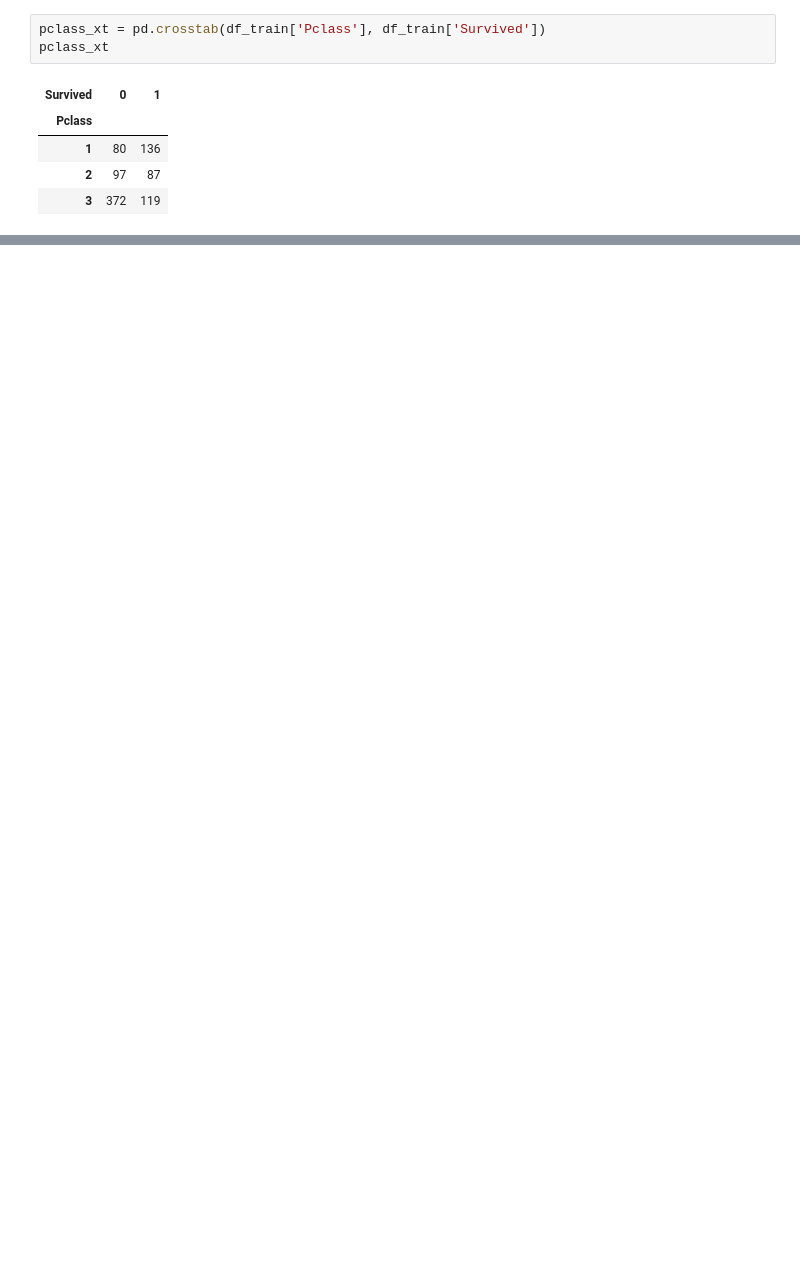
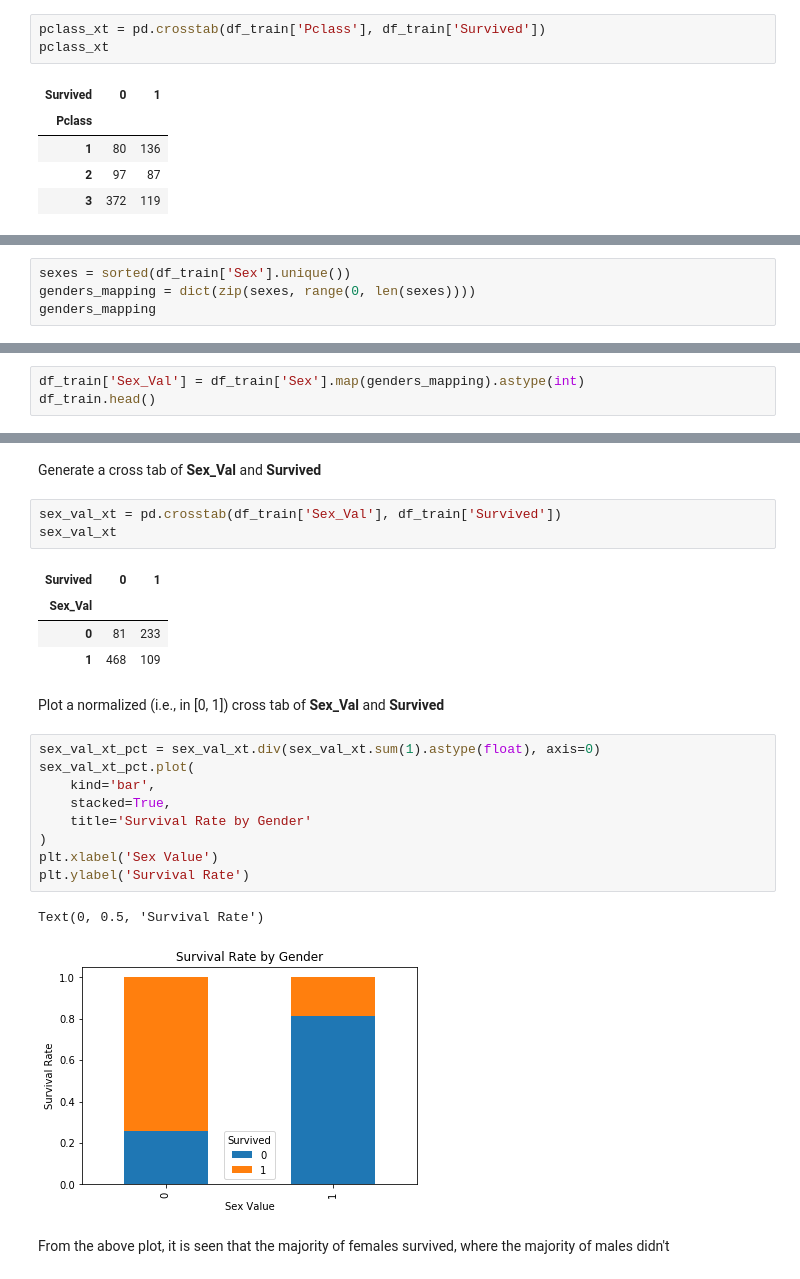
Before and after one commit to MhmdRyhn/kaggle_challenges, a Jupyter notebook: titanic/anlysis/explore.ipynb, the cells around one changed output, grey strips where cells are left out. Saved outputs shown, nothing was run; the diff lists cells and outputs as text; blank space fills up the shorter version.

```diff
--- a/titanic/anlysis/explore.ipynb
+++ b/titanic/anlysis/explore.ipynb
@@ -143,0 +161,4 @@ pclass_xt
+# %%
+sexes = sorted(df_train['Sex'].unique())
+genders_mapping = dict(zip(sexes, range(0, len(sexes))))
+genders_mapping
@@ -143,0 +169,3 @@ pclass_xt
+# %%
+df_train['Sex_Val'] = df_train['Sex'].map(genders_mapping).astype(int)
+df_train.head()
@@ -143,0 +179,27 @@ pclass_xt
+# %% [markdown]
+Generate a cross tab of **Sex_Val** and **Survived**
+# %%
+sex_val_xt = pd.crosstab(df_train['Sex_Val'], df_train['Survived'])
+sex_val_xt
+# %% [output]
+| Survived | 0 | 1 |
+| Sex_Val |  |  |
+| 0 | 81 | 233 |
+| 1 | 468 | 109 |
+# %% [markdown]
+
+Plot a normalized (i.e., in [0, 1]) cross tab of **Sex_Val** and **Survived**
+# %%
+sex_val_xt_pct = sex_val_xt.div(sex_val_xt.sum(1).astype(float), axis=0)
+sex_val_xt_pct.plot(
+    kind='bar',
+    stacked=True,
+    title='Survival Rate by Gender'
+)
+plt.xlabel('Sex Value')
+plt.ylabel('Survival Rate')
+# %% [output]
+Text(0, 0.5, 'Survival Rate')
+[figure, added]
+# %% [markdown]
+From the above plot, it is seen that the majority of females survived, where the majority of males didn't
```
Also changed, not shown: parts of 9 cells of this notebook.
